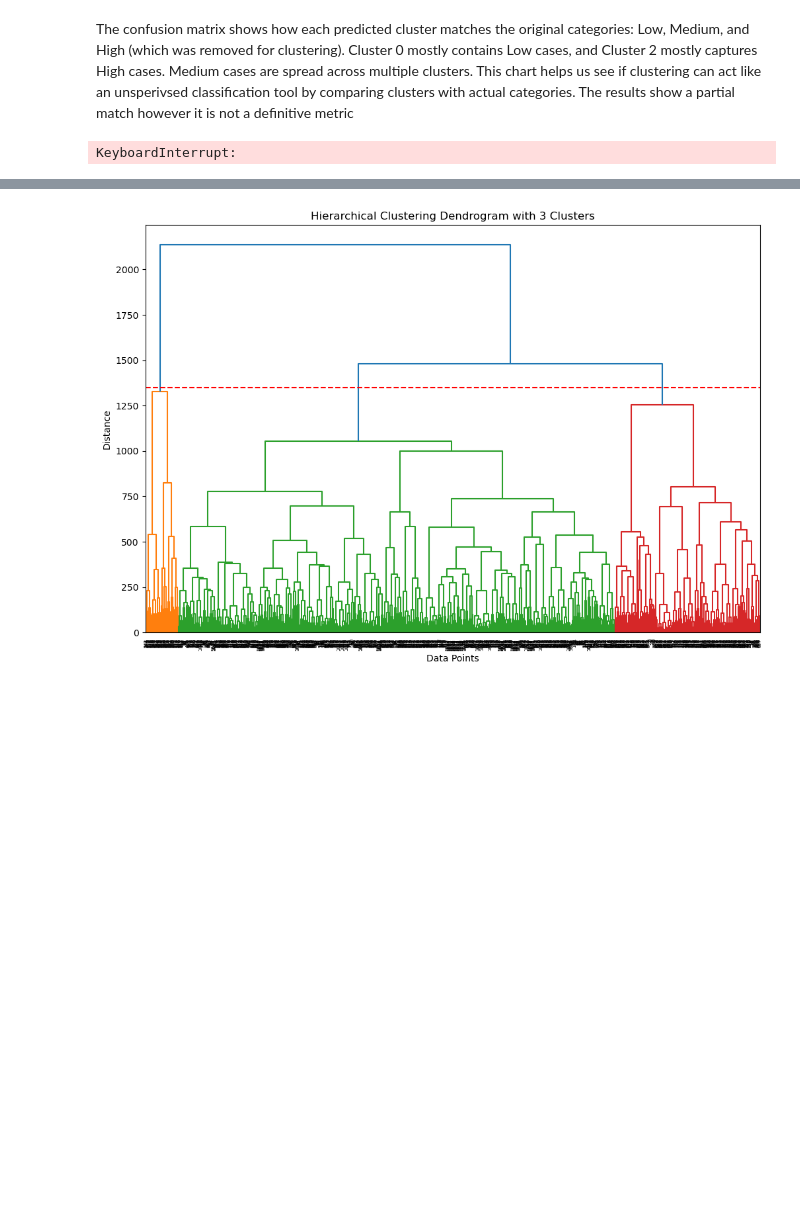
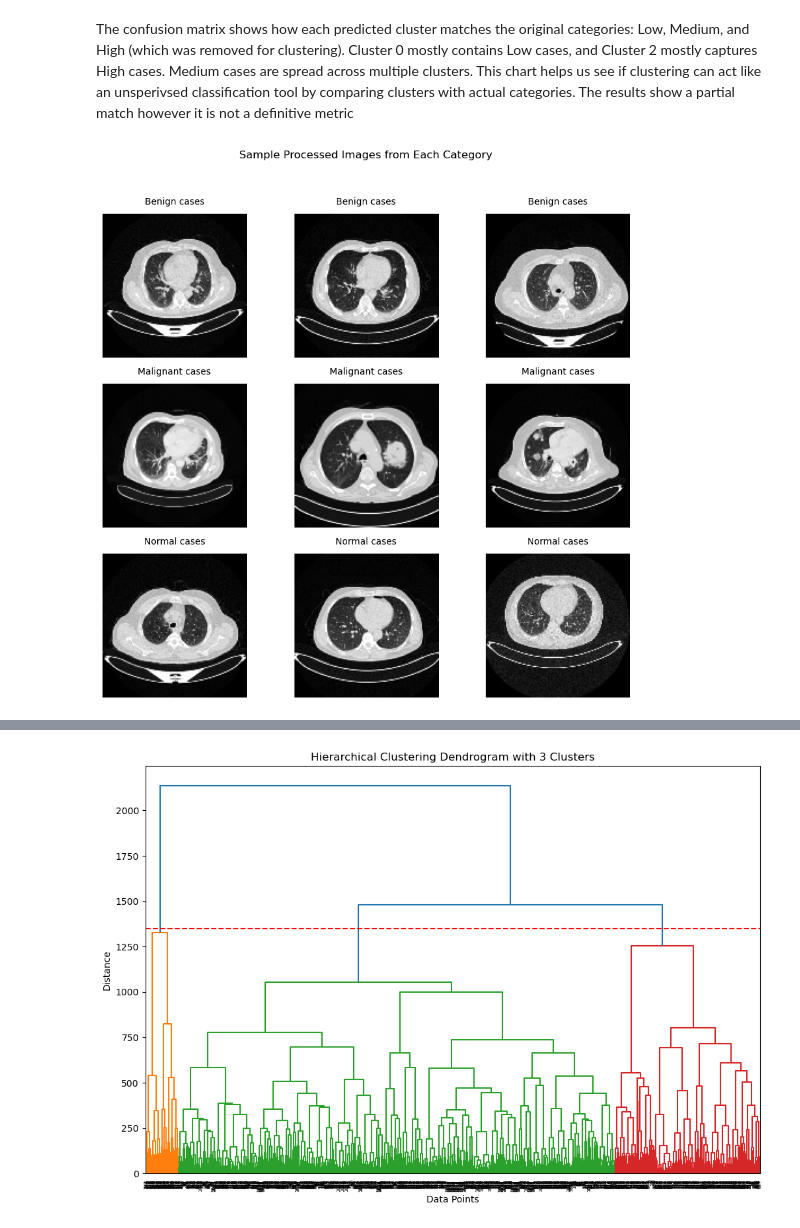
Before and after one commit to machine-learning-hwu-project/Dubai_UG_11, a Jupyter notebook: clustering/hierarchical clustering/Hierarchal_clustering.ipynb, the cells around one changed output, grey strips where cells are left out. Drawn from its saved outputs; the diff is of its cells as text; code cells hidden in the pictures; blank space fills up the shorter version.

```diff
--- a/clustering/hierarchical clustering/Hierarchal_clustering.ipynb
+++ b/clustering/hierarchical clustering/Hierarchal_clustering.ipynb
@@ -200,7 +200,7 @@ from scipy.cluster.hierarchy import dendrogram, linkage, cut_tree
 from sklearn.decomposition import PCA
 
 # Define the path to the dataset and subdirectories
-base_path = 'Z:\\coursework\\dataset\\lung_images\\Training cases'
+base_path = r'Z:\coursework\dataset\lung_images\Training cases'
 case_types = ['Benign cases', 'Malignant cases', 'Normal cases']
 true_labels = []  # Store true labels for evaluation
 images = []       # Store image data
@@ -210,31 +210,31 @@ sample_images = {}  # Dictionary to store a sample of processed images
 for label, case_type in enumerate(case_types):
     folder_path = os.path.join(base_path, case_type)
     sample_images[case_type] = []  # Initialize list for each case type
 
     for i, filename in enumerate(os.listdir(folder_path)):
         if filename.endswith('.jpg') or filename.endswith('.png'):
             img_path = os.path.join(folder_path, filename)
             img = cv2.imread(img_path, cv2.IMREAD_GRAYSCALE)
             img = cv2.resize(img, (128, 128))  # Resize for consistency
 
             if i < 3:  # Save the first three images from each folder for display
                 sample_images[case_type].append(img)
 
             images.append(img.flatten())       # Flatten to turn image into a feature vector
             true_labels.append(label)          # Label images based on folder (0 for Benign, 1 for Malignant, 2 for Normal)
 
 # Step 2: Display sample processed images from each category
 fig, axes = plt.subplots(3, 3, figsize=(9, 9))
 fig.suptitle("Sample Processed Images from Each Category")
 
 for row, (case_type, imgs) in enumerate(sample_images.items()):
     for col, img in enumerate(imgs):
         axes[row, col].imshow(img, cmap='gray')
         axes[row, col].axis('off')
         # Add label below each image
         axes[row, col].set_title(case_type, fontsize=10, pad=10)
 
 plt.tight_layout(rect=[0, 0.03, 1, 0.95])
 plt.show()
 # %% [output]
-KeyboardInterrupt:
+[figure, added]
```
Also changed, not shown: parts of 4 cells of this notebook, 1 other file.
